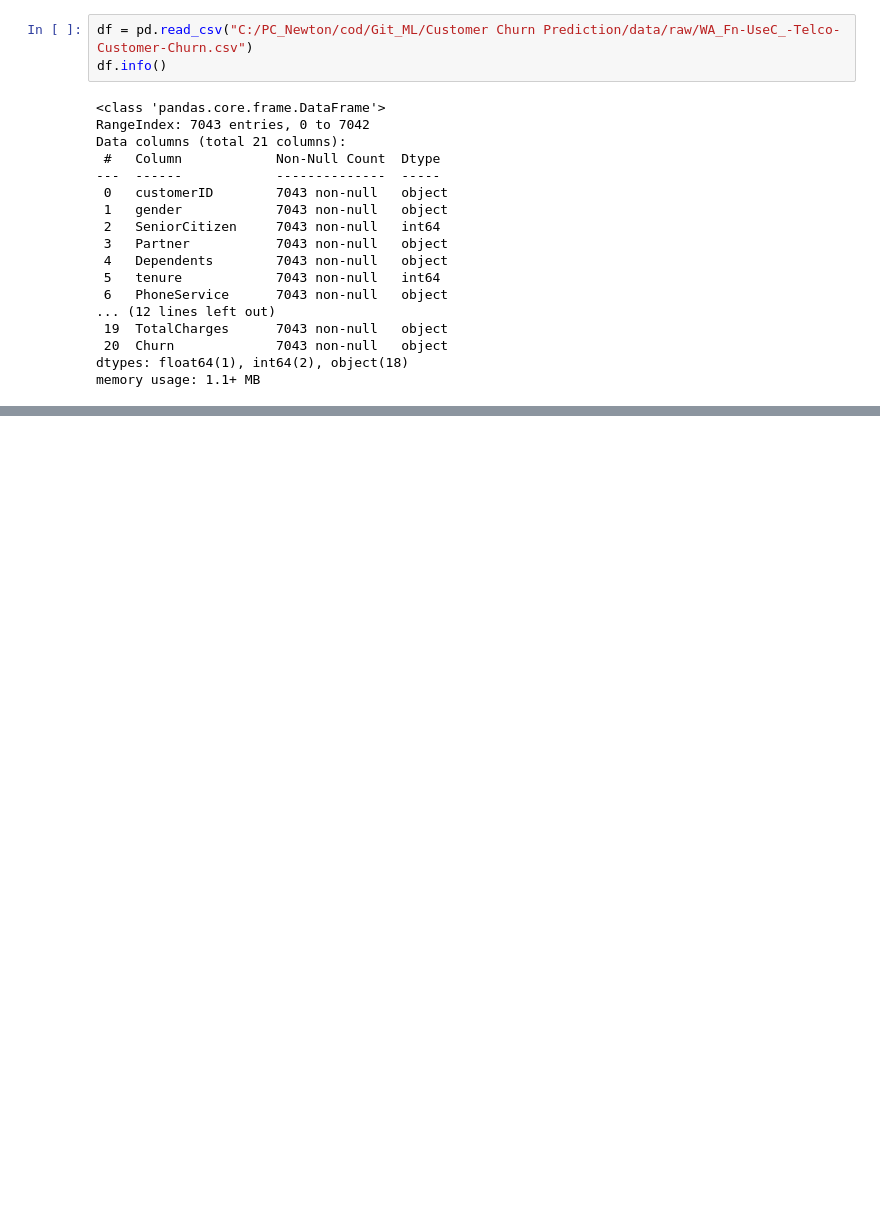
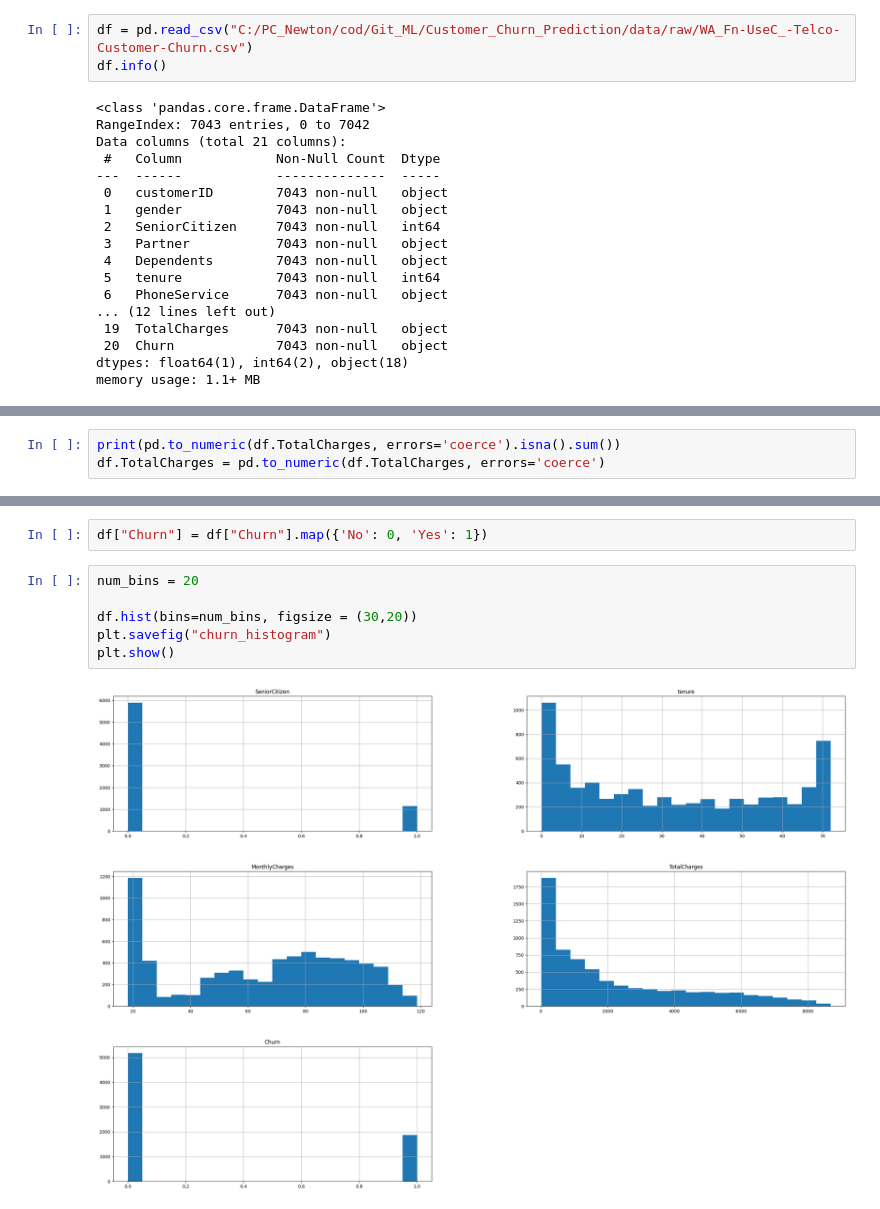
Before and after one commit to Zhuuus/Customer-Churn-Prediction, a Jupyter notebook: notebooks/01_eda.ipynb, the cells around one changed output, grey strips where cells are left out. Cells and saved outputs as stored; diff of their text form; blank space fills up the shorter version.

Commit message:
Data clear

```diff
--- a/notebooks/01_eda.ipynb
+++ b/notebooks/01_eda.ipynb
@@ -3,5 +16,5 @@ import pandas as pd
 # %%
-df = pd.read_csv("C:/PC_Newton/cod/Git_ML/Customer Churn Prediction/data/raw/WA_Fn-UseC_-Telco-Customer-Churn.csv")
+df = pd.read_csv("C:/PC_Newton/cod/Git_ML/Customer_Churn_Prediction/data/raw/WA_Fn-UseC_-Telco-Customer-Churn.csv")
 df.info()
 # %% [output]
 <class 'pandas.core.frame.DataFrame'>
@@ -23,0 +137,3 @@ memory usage: 1.1+ MB
+# %%
+print(pd.to_numeric(df.TotalCharges, errors='coerce').isna().sum())
+df.TotalCharges = pd.to_numeric(df.TotalCharges, errors='coerce')
@@ -23,0 +152,10 @@ memory usage: 1.1+ MB
+# %%
+df["Churn"] = df["Churn"].map({'No': 0, 'Yes': 1})
+# %%
+num_bins = 20
+
+df.hist(bins=num_bins, figsize = (30,20))
+plt.savefig("churn_histogram")
+plt.show()
+# %% [output]
+[figure, added]
```
Also changed, not shown: parts of 10 cells of this notebook, 1 other file.
